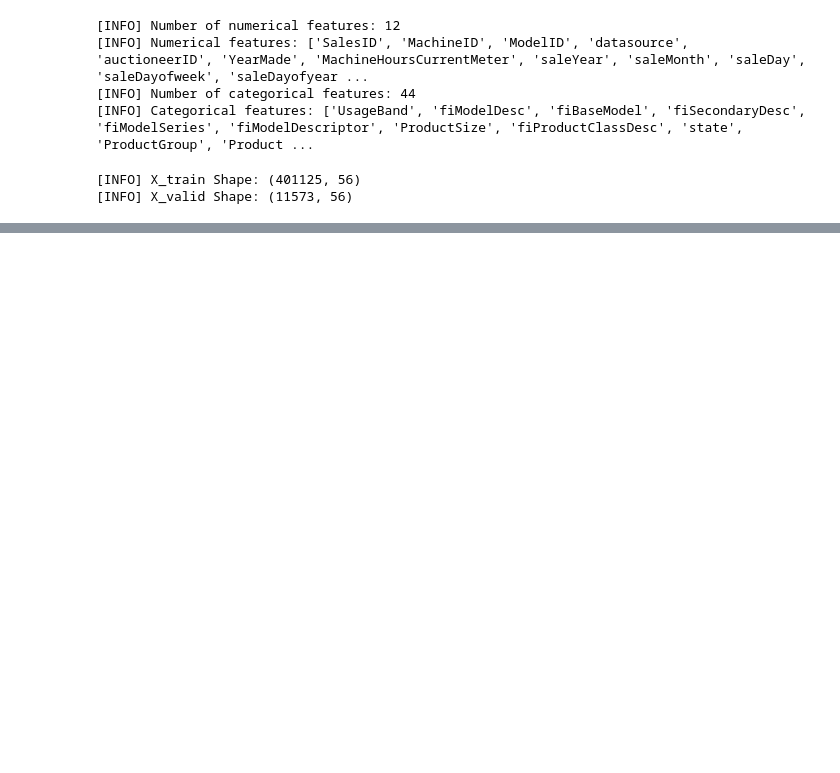
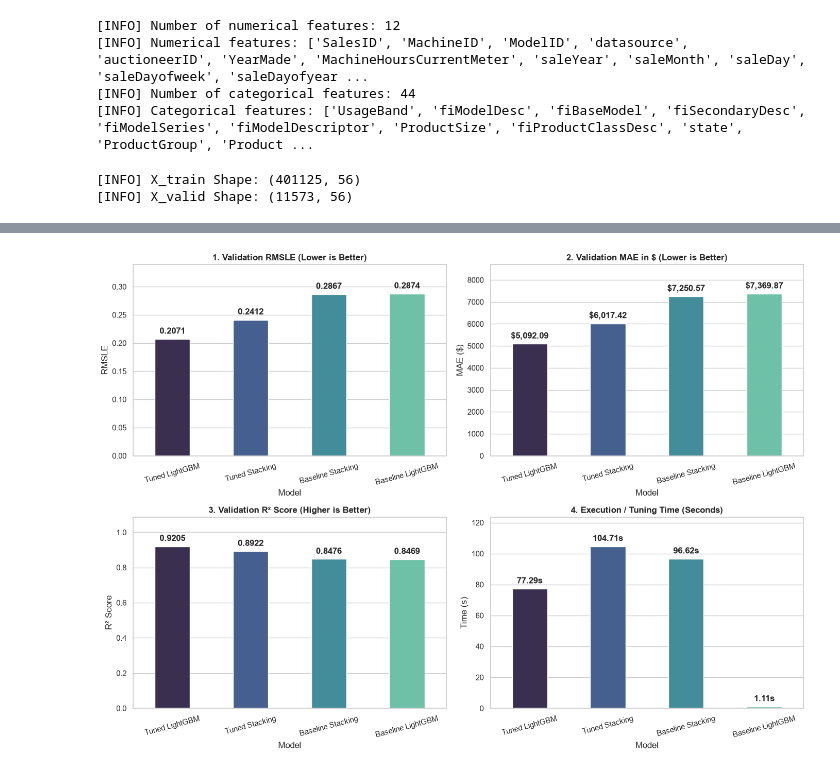
Before and after one commit to BevisWong76/bulldozers-price-predictor, a Jupyter notebook: bulldozers_price_regression.ipynb, the cells around one changed output, grey strips where cells are left out. Drawn from its saved outputs; the diff is of its cells as text; code cells hidden in the pictures; blank space fills up the shorter version.

```diff
--- a/bulldozers_price_regression.ipynb
+++ b/bulldozers_price_regression.ipynb
@@ -265,6 +278,11 @@ preprocessor = ColumnTransformer(
 X_train_preprocessed = preprocessor.fit_transform(X_train)  # fit on training data only to prevent data leakage
 X_valid_preprocessed = preprocessor.transform(X_valid)
 
+# Log transformation (BETTER FOR RMSLE)
+y_train_log = np.log(y_train)
+y_valid_log = np.log(y_valid)
+
+
 print(f"[INFO] X_train Shape: {X_train_preprocessed.shape}")
 print(f"[INFO] X_valid Shape: {X_valid_preprocessed.shape}")
 # %% [output]
@@ -272,0 +565,10 @@ print(f"[INFO] X_valid Shape: {X_valid_preprocessed.shape}")
+# %%
+# Use predefined split for hyperparameter tuning with RandomizedSearchCV
+
+X_all = np.vstack([X_train_preprocessed, X_valid_preprocessed])
+y_all = np.concatenate([y_train_log, y_valid_log])
+
+split_index = [-1] * len(X_train_preprocessed) + [0] * len(
+    X_valid_preprocessed
+)
+pds = PredefinedSplit(test_fold=split_index)
@@ -272,0 +803,75 @@ print(f"[INFO] X_valid Shape: {X_valid_preprocessed.shape}")
+# %%
+# Visualize the final model comparison results
+fig, axes = plt.subplots(2, 2, figsize=(14, 10))
+sns.set_theme(style="whitegrid")
+palette = "mako"
+
+# 1. Validation RMSLE
+sns.barplot(
+    data=final_results_df,
+    x="Model",
+    y="Valid RMSLE",
+    hue="Model",
+    ax=axes[0, 0],
+    palette=palette,
+    legend=False,
+    width=0.45,
+)
+axes[0, 0].set_title("1. Validation RMSLE (Lower is Better)", fontweight="bold")
+axes[0, 0].set_ylabel("RMSLE")
+axes[0, 0].tick_params(axis="x", rotation=15)
+annotate_bars(axes[0, 0], fmt_type="float", decimals=4)
+
+# 2. Validation MAE ($)q
+sns.barplot(
+    data=final_results_df,
+    x="Model",
+    y="Valid MAE ($)",
+    hue="Model",
+    ax=axes[0, 1],
+    palette=palette,
+    legend=False,
+    width=0.45,
+)
+axes[0, 1].set_title("2. Validation MAE in $ (Lower is Better)", fontweight="bold")
+axes[0, 1].set_ylabel("MAE ($)")
+axes[0, 1].tick_params(axis="x", rotation=15)
+annotate_bars(axes[0, 1], fmt_type="currency")
+
+# 3. Validation R² Score
+sns.barplot(
+    data=final_results_df,
+    x="Model",
+    y="Valid R2",
+    hue="Model",
+    ax=axes[1, 0],
+    palette=palette,
+    legend=False,
+    width=0.45,
+)
+axes[1, 0].set_title("3. Validation R² Score (Higher is Better)", fontweight="bold")
+axes[1, 0].set_ylabel("R² Score")
+axes[1, 0].tick_params(axis="x", rotation=15)
+annotate_bars(axes[1, 0], fmt_type="float", decimals=4)
+
+# 4. Execution / Tuning Time
+sns.barplot(
+    data=final_results_df,
+    x="Model",
+    y="Time (s)",
+    hue="Model",
+    ax=axes[1, 1],
+    palette=palette,
+    legend=False,
+    width=0.45,
+)
+axes[1, 1].set_title("4. Execution / Tuning Time (Seconds)", fontweight="bold")
+axes[1, 1].set_ylabel("Time (s)")
+axes[1, 1].tick_params(axis="x", rotation=15)
+annotate_bars(axes[1, 1], fmt_type="float", decimals=2, suffix="s")
+
+plt.tight_layout()
+plt.savefig(model_selection_plots_dir / "02_final_model_comparison.png", dpi=300)
+plt.show()
+# %% [output]
+[figure, added]
```
Also changed, not shown: parts of 28 cells of this notebook, 13 other files.
